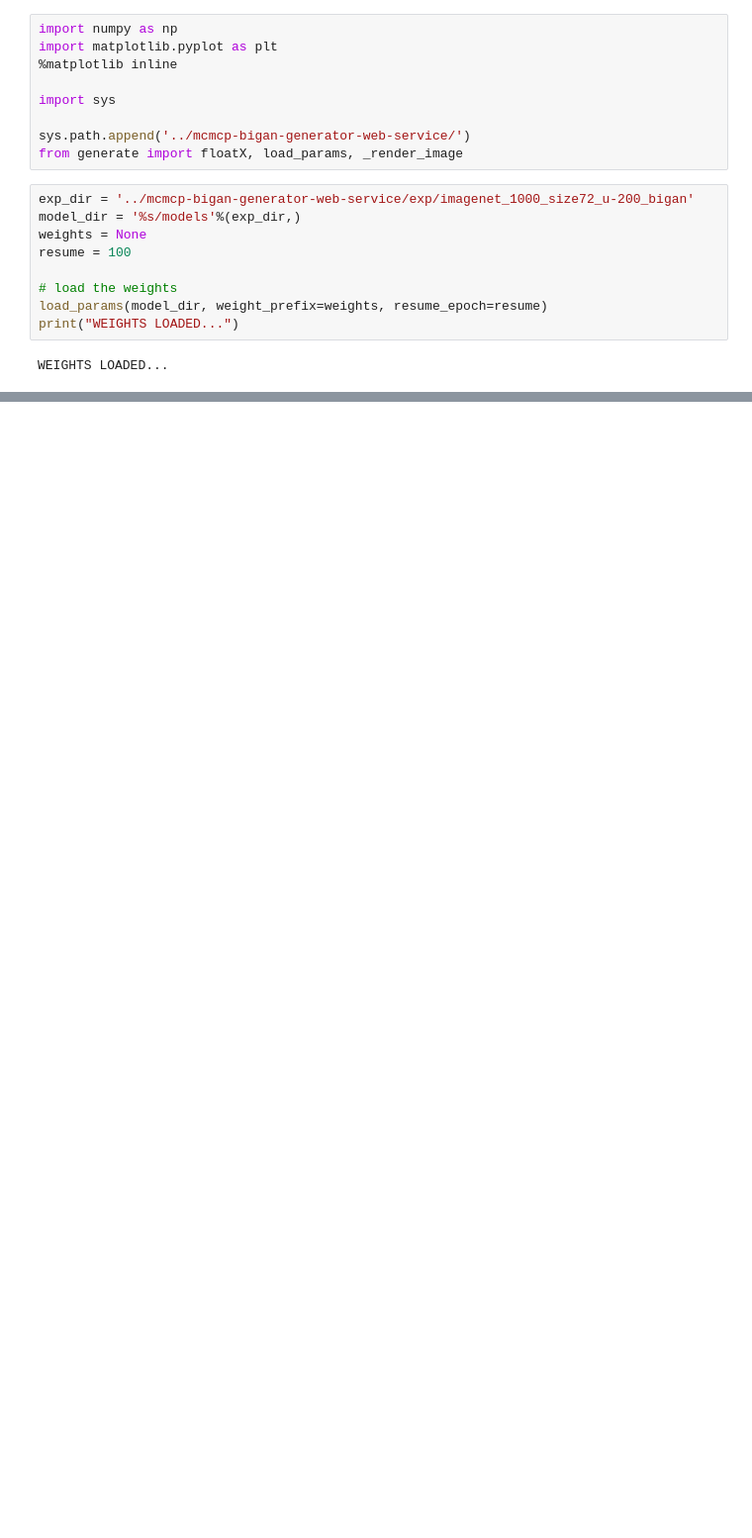
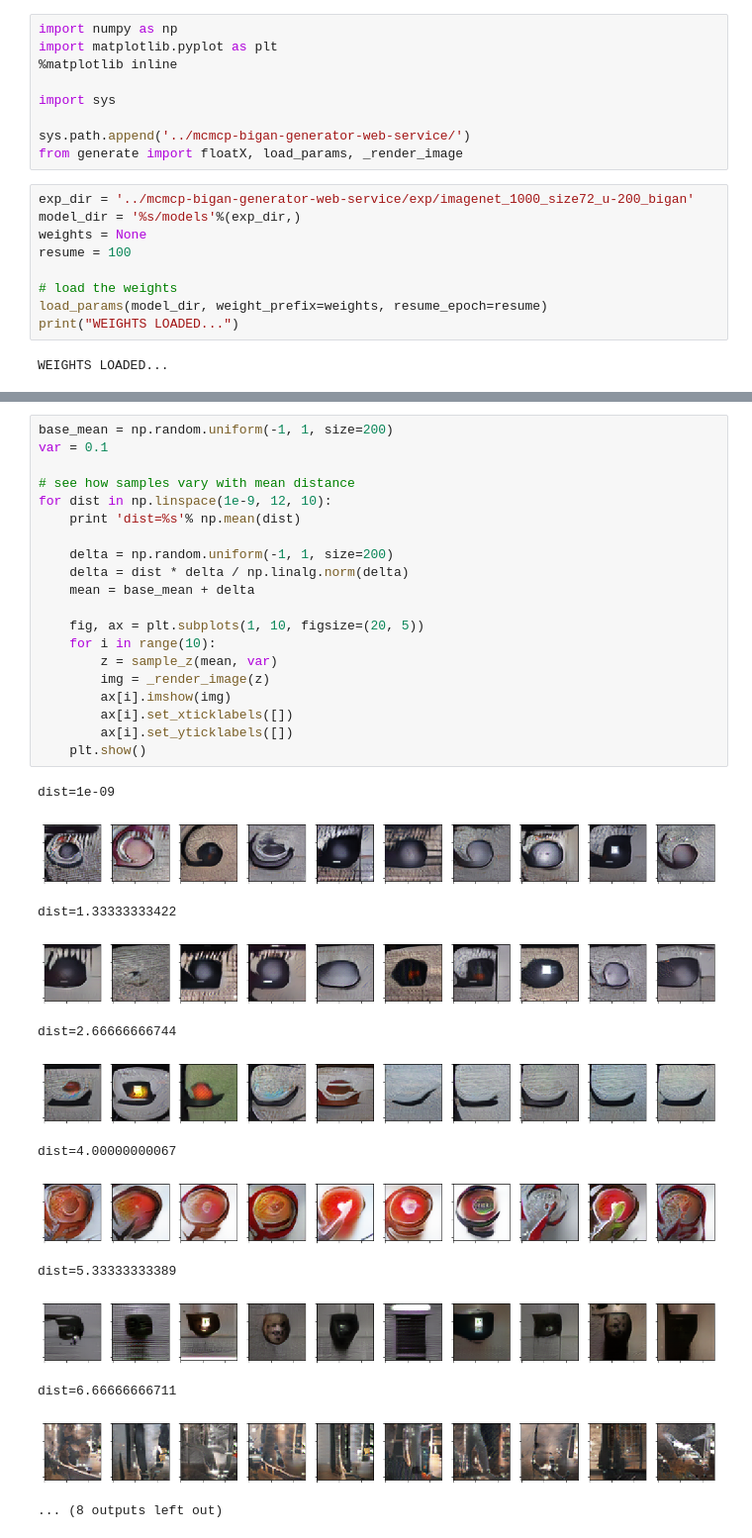
Before and after one commit to alexyku/curse-of-dimensionality, a Jupyter notebook: notebooks/generate_samples.ipynb, the cells around one changed output, grey strips where cells are left out. Shown at 99% size. Saved outputs shown, nothing was run; the diff lists cells and outputs as text; blank space fills up the shorter version.

```diff
--- a/notebooks/generate_samples.ipynb
+++ b/notebooks/generate_samples.ipynb
@@ -28,0 +61,34 @@ plt.imshow(img)
+# %%
+base_mean = np.random.uniform(-1, 1, size=200)
+var = 0.1
+
+# see how samples vary with mean distance
+for dist in np.linspace(1e-9, 12, 10):
+    print 'dist=%s'% np.mean(dist)
+
+    delta = np.random.uniform(-1, 1, size=200)
+    delta = dist * delta / np.linalg.norm(delta)
+    mean = base_mean + delta
+
+    fig, ax = plt.subplots(1, 10, figsize=(20, 5))
+    for i in range(10):
+        z = sample_z(mean, var)
+        img = _render_image(z)
+        ax[i].imshow(img)
+        ax[i].set_xticklabels([])
+        ax[i].set_yticklabels([])
+    plt.show()
+# %% [output]
+dist=1e-09
+[figure, added]
+dist=1.33333333422
+[figure, added]
+dist=2.66666666744
+[figure, added]
+dist=4.00000000067
+[figure, added]
+dist=5.33333333389
+[figure, added]
+dist=6.66666666711
+[figure, added]
+... (8 outputs left out)
```
Also changed, not shown: parts of 3 cells of this notebook.
